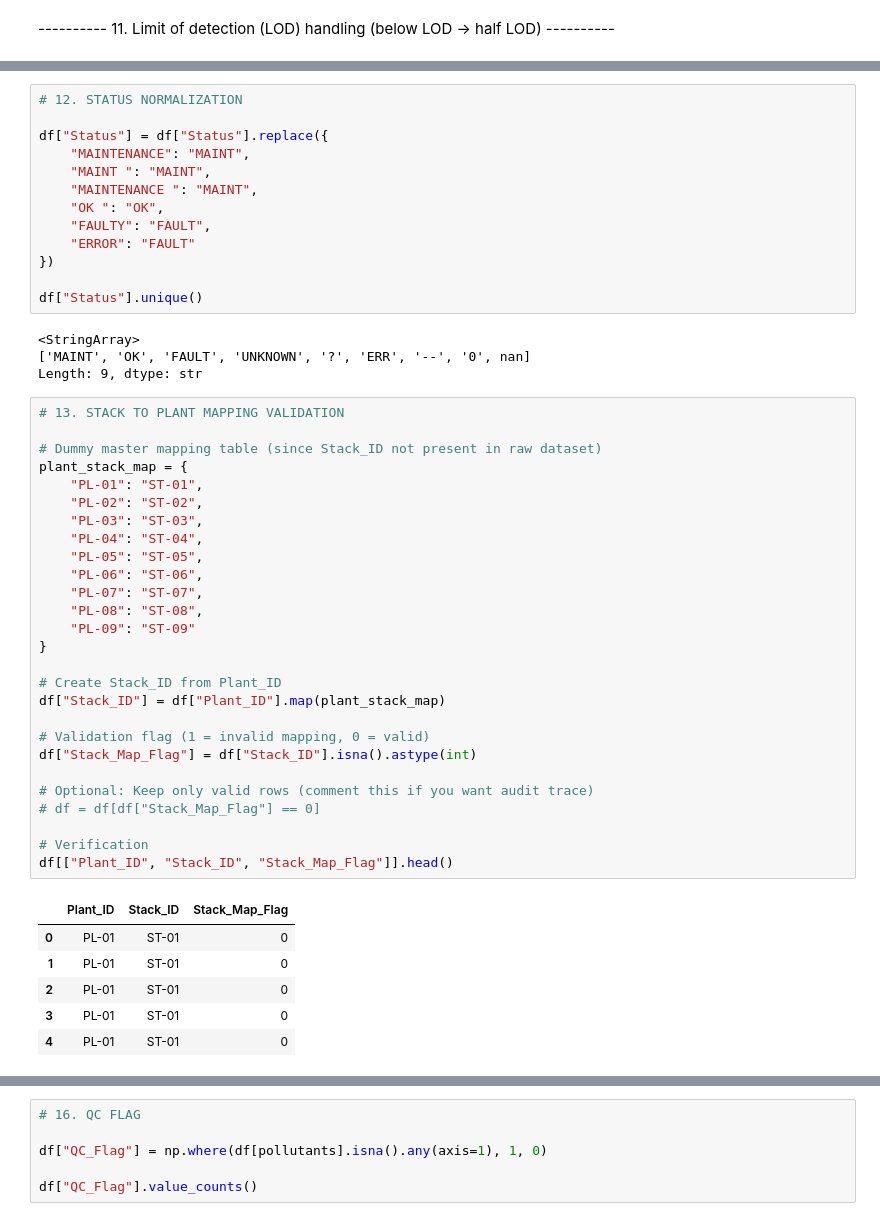
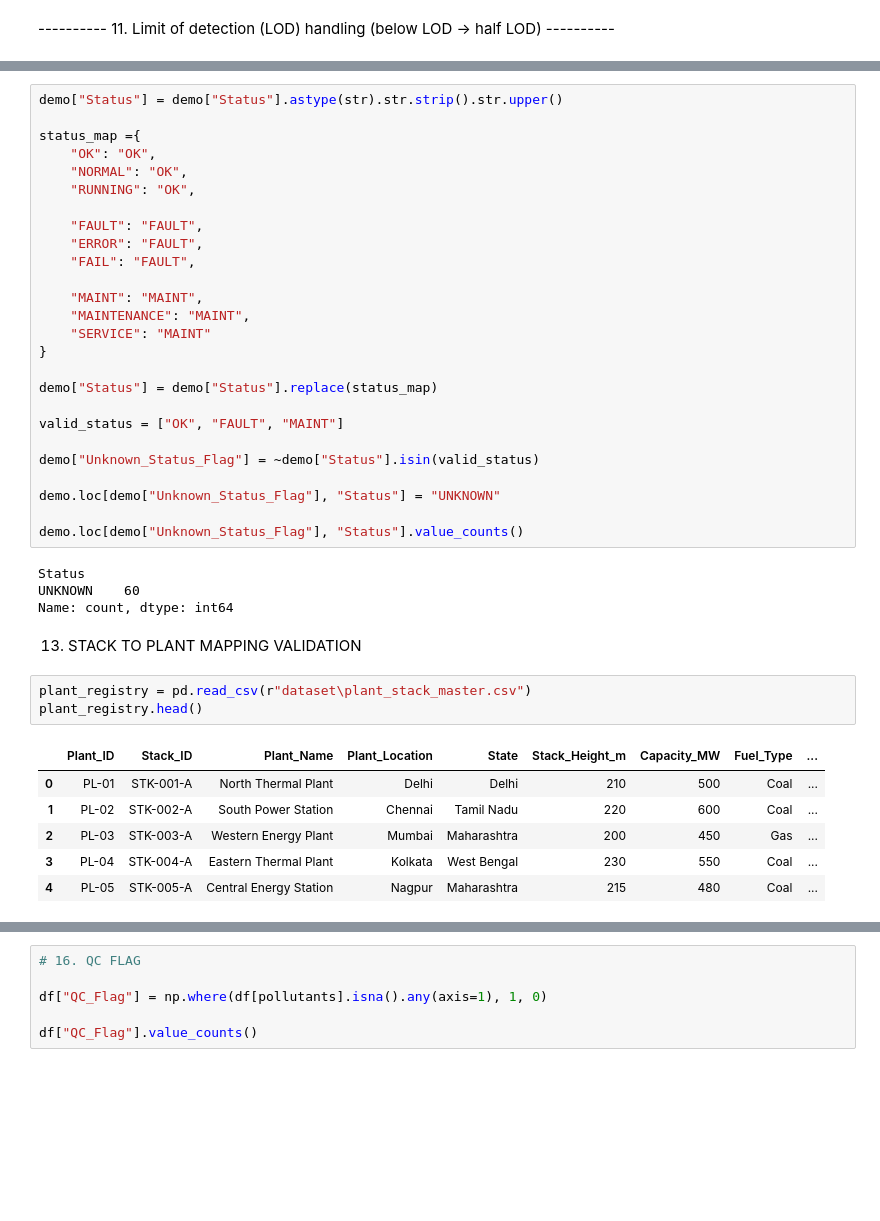
Before and after one commit to Harshi-63/Pollution_Control--CG, a Jupyter notebook: cleaning.ipynb, the cells around one changed output, grey strips where cells are left out. Saved outputs shown, nothing was run; the diff lists cells and outputs as text; blank space fills up the shorter version.

```diff
--- a/cleaning.ipynb
+++ b/cleaning.ipynb
@@ -282,51 +289,42 @@ df[pollutants].describe()
 # %%
-# 12. STATUS NORMALIZATION
+demo["Status"] = demo["Status"].astype(str).str.strip().str.upper()
 
-df["Status"] = df["Status"].replace({
+status_map ={
+    "OK": "OK",
+    "NORMAL": "OK",
+    "RUNNING": "OK",
+
+    "FAULT": "FAULT",
+    "ERROR": "FAULT",
+    "FAIL": "FAULT",
+
+    "MAINT": "MAINT",
     "MAINTENANCE": "MAINT",
-    "MAINT ": "MAINT",
-    "MAINTENANCE ": "MAINT",
-    "OK ": "OK",
-    "FAULTY": "FAULT",
-    "ERROR": "FAULT"
-})
+    "SERVICE": "MAINT"
+}
 
-df["Status"].unique()
+demo["Status"] = demo["Status"].replace(status_map)
+
+valid_status = ["OK", "FAULT", "MAINT"]
+
+demo["Unknown_Status_Flag"] = ~demo["Status"].isin(valid_status)
+
+demo.loc[demo["Unknown_Status_Flag"], "Status"] = "UNKNOWN"
+
+demo.loc[demo["Unknown_Status_Flag"], "Status"].value_counts()
 # %% [output]
-<StringArray>
-['MAINT', 'OK', 'FAULT', 'UNKNOWN', '?', 'ERR', '--', '0', nan]
-Length: 9, dtype: str
+Status
+UNKNOWN    60
+Name: count, dtype: int64
+# %% [markdown]
+13. STACK TO PLANT MAPPING VALIDATION
 # %%
-# 13. STACK TO PLANT MAPPING VALIDATION
-
-# Dummy master mapping table (since Stack_ID not present in raw dataset)
-plant_stack_map = {
-    "PL-01": "ST-01",
-    "PL-02": "ST-02",
-    "PL-03": "ST-03",
-    "PL-04": "ST-04",
-    "PL-05": "ST-05",
-    "PL-06": "ST-06",
-    "PL-07": "ST-07",
-    "PL-08": "ST-08",
-    "PL-09": "ST-09"
-}
-
-# Create Stack_ID from Plant_ID
-df["Stack_ID"] = df["Plant_ID"].map(plant_stack_map)
-
-# Validation flag (1 = invalid mapping, 0 = valid)
-df["Stack_Map_Flag"] = df["Stack_ID"].isna().astype(int)
-
-# Optional: Keep only valid rows (comment this if you want audit trace)
-# df = df[df["Stack_Map_Flag"] == 0]
-
-# Verification
-df[["Plant_ID", "Stack_ID", "Stack_Map_Flag"]].head()
+plant_registry = pd.read_csv(r"dataset\plant_stack_master.csv")
+plant_registry.head()
 # %% [output]
-|  | Plant_ID | Stack_ID | Stack_Map_Flag |
-| 0 | PL-01 | ST-01 | 0 |
-| 1 | PL-01 | ST-01 | 0 |
-| 2 | PL-01 | ST-01 | 0 |
-| 3 | PL-01 | ST-01 | 0 |
-| 4 | PL-01 | ST-01 | 0 |
+|  | Plant_ID | Stack_ID | Plant_Name | Plant_Location | State | Stack_Height_m | Capacity_MW | Fuel_Type | ... |
+| 0 | PL-01 | STK-001-A | North Thermal Plant | Delhi | Delhi | 210 | 500 | Coal | ... |
+| 1 | PL-02 | STK-002-A | South Power Station | Chennai | Tamil Nadu | 220 | 600 | Coal | ... |
+| 2 | PL-03 | STK-003-A | Western Energy Plant | Mumbai | Maharashtra | 200 | 450 | Gas | ... |
+| 3 | PL-04 | STK-004-A | Eastern Thermal Plant | Kolkata | West Bengal | 230 | 550 | Coal | ... |
+| 4 | PL-05 | STK-005-A | Central Energy Station | Nagpur | Maharashtra | 215 | 480 | Coal | ... |
```
Also changed, not shown: parts of 25 cells of this notebook, 2 other files.
